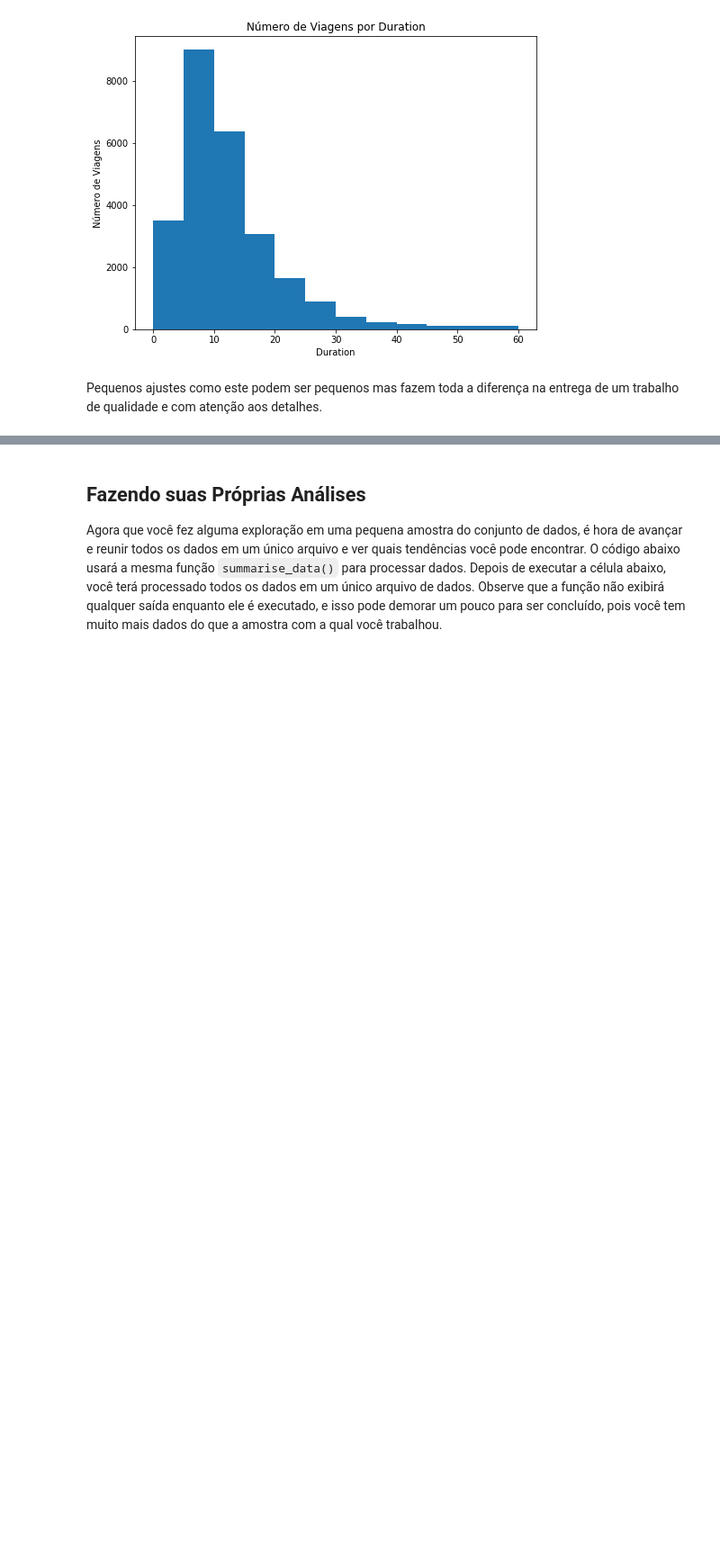
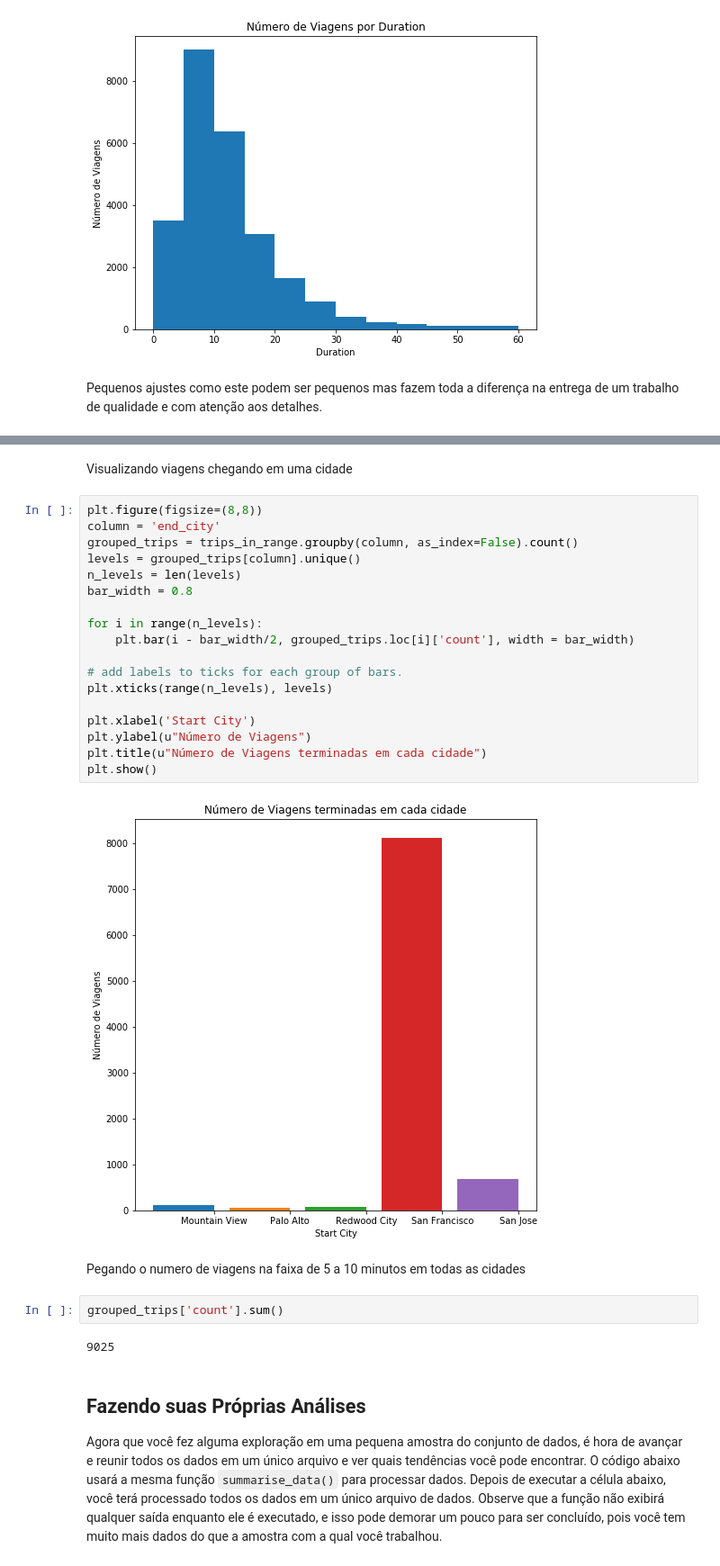
Before and after one commit to tiago-ferreira/data-science-foundation-one, a Jupyter notebook: weekFour/Analise_Bay_Area_Bike_Share-NDFDSI.ipynb, the cells around one changed output, grey strips where cells are left out. Shown at 90% size. Drawn from its saved outputs; the diff is of its cells as text; blank space fills up the shorter version.

```diff
--- a/weekFour/Analise_Bay_Area_Bike_Share-NDFDSI.ipynb
+++ b/weekFour/Analise_Bay_Area_Bike_Share-NDFDSI.ipynb
@@ -510,3 +527,31 @@ Qual origem e destino tem a maior quantidade de viagens?  Aproximadamente quanta
+# %% [markdown]
+Visualizando viagens chegando em uma cidade
+# %%
+plt.figure(figsize=(8,8))
+column = 'end_city'
+grouped_trips = trips_in_range.groupby(column, as_index=False).count()
+levels = grouped_trips[column].unique()
+n_levels = len(levels)
+bar_width = 0.8
+
+for i in range(n_levels):
+    plt.bar(i - bar_width/2, grouped_trips.loc[i]['count'], width = bar_width)
+
+# add labels to ticks for each group of bars.
+plt.xticks(range(n_levels), levels)
+
+plt.xlabel('Start City')
+plt.ylabel(u"Número de Viagens")
+plt.title(u"Número de Viagens terminadas em cada cidade")
+plt.show()
+# %% [output]
+[figure, added]
+# %% [markdown]
+Pegando o numero de viagens na faixa de 5 a 10 minutos em todas as cidades
+# %%
+grouped_trips['count'].sum()
+# %% [output]
+9025
 # %% [markdown]
 ## Fazendo suas Próprias Análises
 
```
Also changed, not shown: parts of 6 cells of this notebook, 3 other files.
